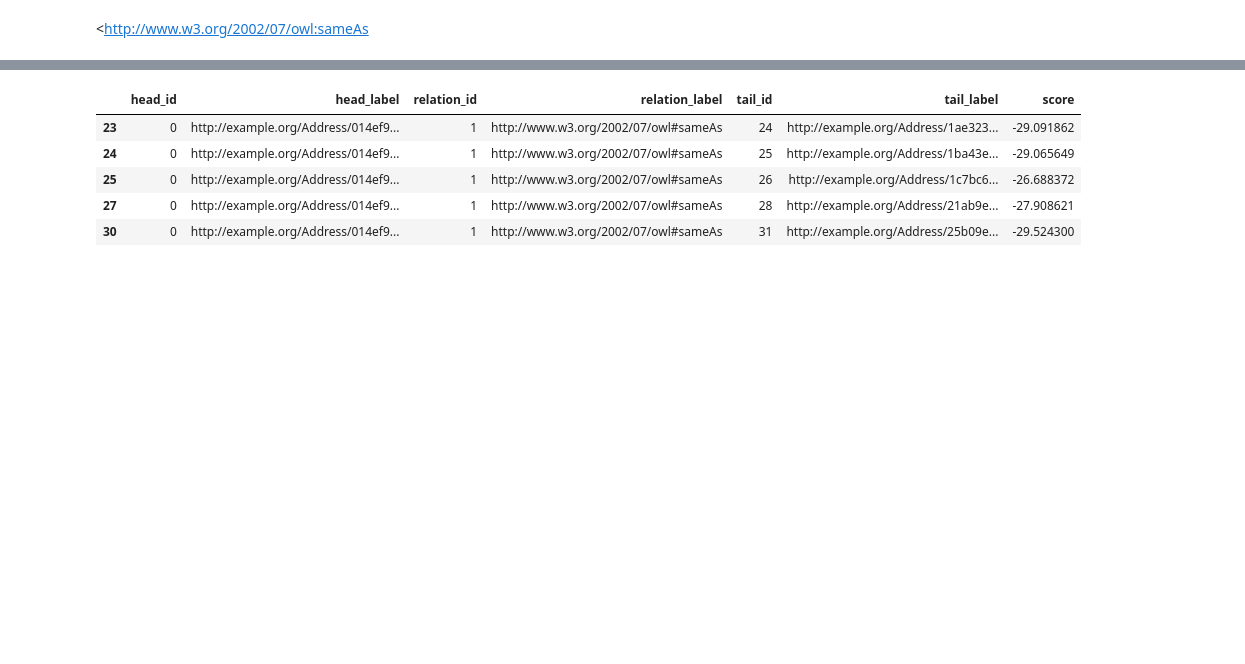
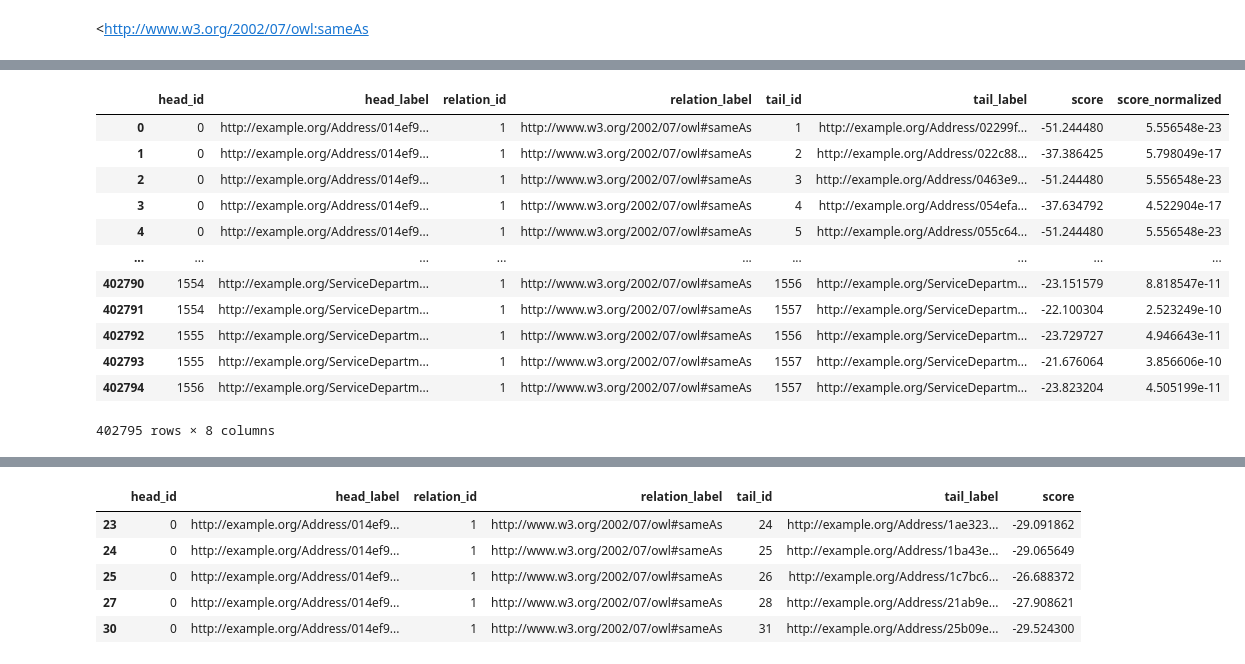
Before and after one commit to Timszy/entity-deduplication-hack-main, a Jupyter notebook: Run_InductiveNP.ipynb, the cells around one changed output, grey strips where cells are left out. Saved outputs shown, nothing was run; the diff lists cells and outputs as text; code cells hidden in the pictures; blank space fills up the shorter version.

```diff
--- a/Run_InductiveNP.ipynb
+++ b/Run_InductiveNP.ipynb
@@ -207,0 +264,16 @@ ScorePack(result=tensor([[   0,    1,    1],
+# %%
+df
+# %% [output]
+|  | head_id | head_label | relation_id | relation_label | tail_id | tail_label | score | score_normalized |
+| 0 | 0 | http://example.org/Address/014ef9... | 1 | http://www.w3.org/2002/07/owl#sameAs | 1 | http://example.org/Address/02299f... | -51.244480 | 5.556548e-23 |
+| 1 | 0 | http://example.org/Address/014ef9... | 1 | http://www.w3.org/2002/07/owl#sameAs | 2 | http://example.org/Address/022c88... | -37.386425 | 5.798049e-17 |
+| 2 | 0 | http://example.org/Address/014ef9... | 1 | http://www.w3.org/2002/07/owl#sameAs | 3 | http://example.org/Address/0463e9... | -51.244480 | 5.556548e-23 |
+| 3 | 0 | http://example.org/Address/014ef9... | 1 | http://www.w3.org/2002/07/owl#sameAs | 4 | http://example.org/Address/054efa... | -37.634792 | 4.522904e-17 |
+| 4 | 0 | http://example.org/Address/014ef9... | 1 | http://www.w3.org/2002/07/owl#sameAs | 5 | http://example.org/Address/055c64... | -51.244480 | 5.556548e-23 |
+| ... | ... | ... | ... | ... | ... | ... | ... | ... |
+| 402790 | 1554 | http://example.org/ServiceDepartm... | 1 | http://www.w3.org/2002/07/owl#sameAs | 1556 | http://example.org/ServiceDepartm... | -23.151579 | 8.818547e-11 |
+| 402791 | 1554 | http://example.org/ServiceDepartm... | 1 | http://www.w3.org/2002/07/owl#sameAs | 1557 | http://example.org/ServiceDepartm... | -22.100304 | 2.523249e-10 |
+| 402792 | 1555 | http://example.org/ServiceDepartm... | 1 | http://www.w3.org/2002/07/owl#sameAs | 1556 | http://example.org/ServiceDepartm... | -23.729727 | 4.946643e-11 |
+| 402793 | 1555 | http://example.org/ServiceDepartm... | 1 | http://www.w3.org/2002/07/owl#sameAs | 1557 | http://example.org/ServiceDepartm... | -21.676064 | 3.856606e-10 |
+| 402794 | 1556 | http://example.org/ServiceDepartm... | 1 | http://www.w3.org/2002/07/owl#sameAs | 1557 | http://example.org/ServiceDepartm... | -23.823204 | 4.505199e-11 |
+402795 rows × 8 columns
```
Also changed, not shown: parts of 18 cells of this notebook.
